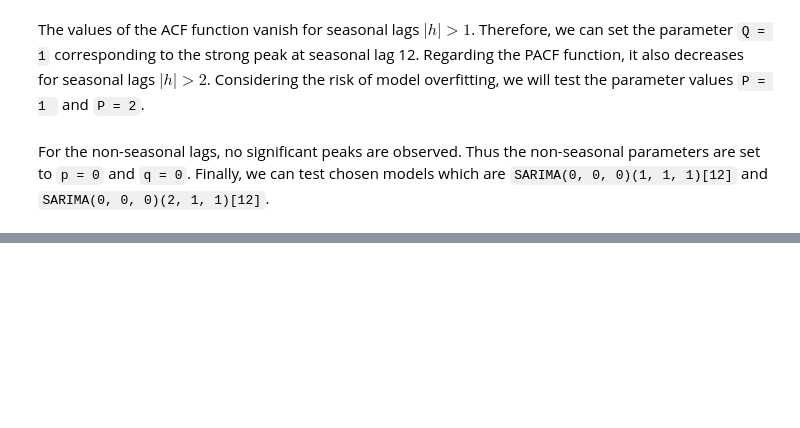
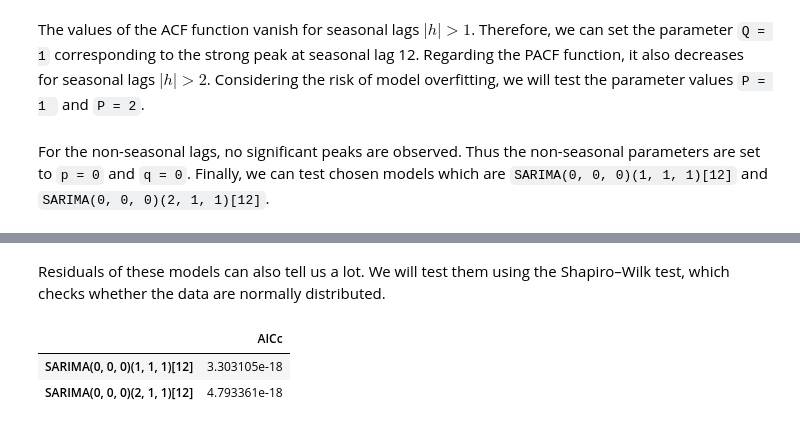
Before and after one commit to mathomnia/Mumbai, a Jupyter notebook: Mumbai.ipynb, the cells around one changed output, grey strips where cells are left out. Cells and saved outputs as stored; diff of their text form; code cells hidden in the pictures; blank space fills up the shorter version.

```diff
--- a/Mumbai.ipynb
+++ b/Mumbai.ipynb
@@ -145,0 +165,12 @@ For the non-seasonal lags, no significant peaks are observed. Thus the non-seaso
+# %% [markdown]
+Residuals of these models can also tell us a lot. We will test them using the Shapiro–Wilk test, which checks whether the data are normally distributed.
+# %%
+comparison = pd.DataFrame({
+    "AICc" : [shapiro(fit_1.resid)[1], shapiro(fit_2.resid)[1]]
+}, index = ["SARIMA(0, 0, 0)(1, 1, 1)[12]", "SARIMA(0, 0, 0)(2, 1, 1)[12]"])
+
+comparison
+# %% [output]
+|  | AICc |
+| SARIMA(0, 0, 0)(1, 1, 1)[12] | 3.303105e-18 |
+| SARIMA(0, 0, 0)(2, 1, 1)[12] | 4.793361e-18 |
```
Also changed, not shown: parts of 4 cells of this notebook.
